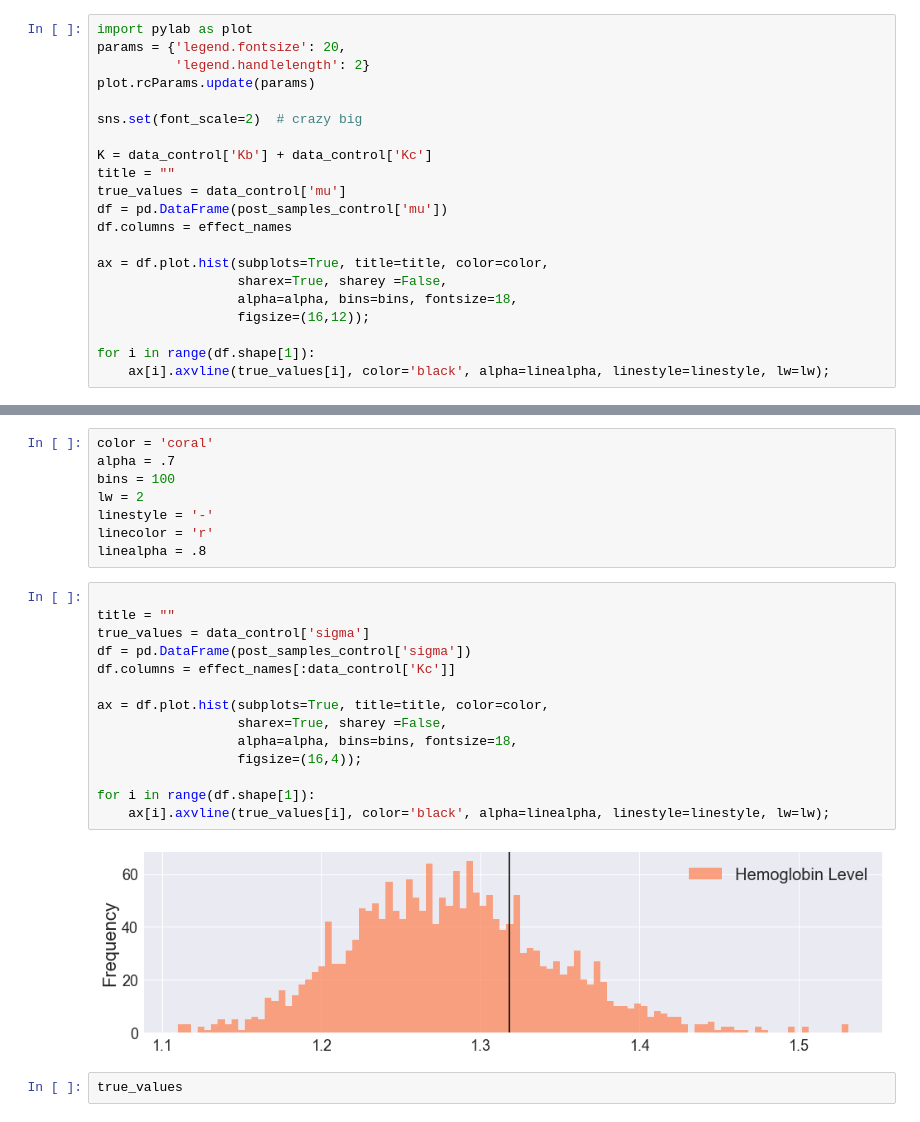
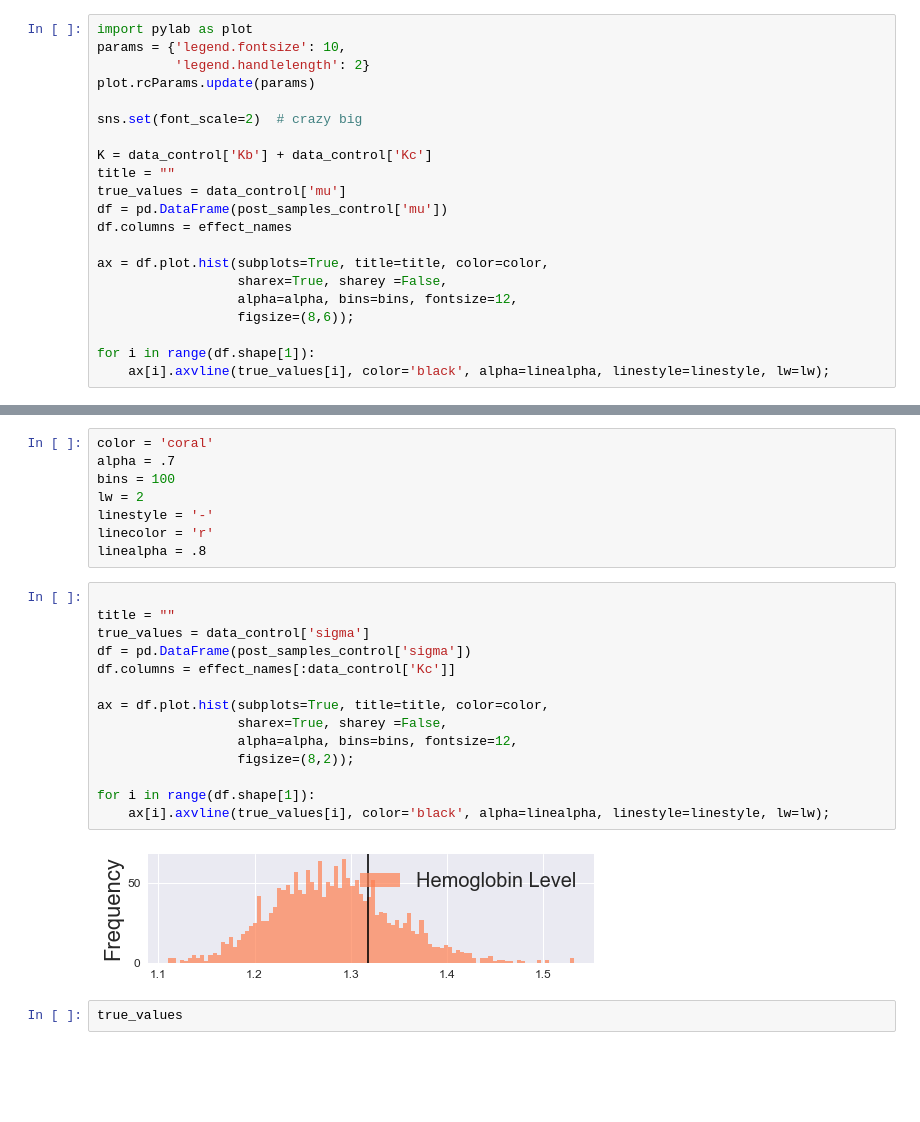
Before and after one commit to bayesways/mixed-data, a Jupyter notebook: notebooks/rosi_py.ipynb, the cells around one changed output, grey strips where cells are left out. Drawn from its saved outputs; the diff is of its cells as text; blank space fills up the shorter version.

Commit message:
make plots smaller

```diff
--- a/notebooks/rosi_py.ipynb
+++ b/notebooks/rosi_py.ipynb
@@ -325,7 +325,7 @@ linecolor = 'r'
 linealpha = .8
 # %%
 import pylab as plot
-params = {'legend.fontsize': 20,
+params = {'legend.fontsize': 10,
           'legend.handlelength': 2}
 plot.rcParams.update(params)
 
@@ -339,8 +339,8 @@ df.columns = effect_names
 
 ax = df.plot.hist(subplots=True, title=title, color=color,
                   sharex=True, sharey =False,
-                  alpha=alpha, bins=bins, fontsize=18,
-                  figsize=(16,12));
+                  alpha=alpha, bins=bins, fontsize=12,
+                  figsize=(8,6));
 
 for i in range(df.shape[1]):
     ax[i].axvline(true_values[i], color='black', alpha=linealpha, linestyle=linestyle, lw=lw);
@@ -361,19 +361,19 @@ linealpha = .8
 # %%
 
 title = ""
 true_values = data_control['sigma']
 df = pd.DataFrame(post_samples_control['sigma'])
 df.columns = effect_names[:data_control['Kc']]
 
 ax = df.plot.hist(subplots=True, title=title, color=color,
                   sharex=True, sharey =False,
-                  alpha=alpha, bins=bins, fontsize=18,
-                  figsize=(16,4));
+                  alpha=alpha, bins=bins, fontsize=12,
+                  figsize=(8,2));
 
 for i in range(df.shape[1]):
     ax[i].axvline(true_values[i], color='black', alpha=linealpha, linestyle=linestyle, lw=lw);
 # %% [output]
-[figure, old version]
+[figure, new version]
 # %%
 true_values
 # %% [output]
```
Also changed, not shown: parts of 2 cells of this notebook.
